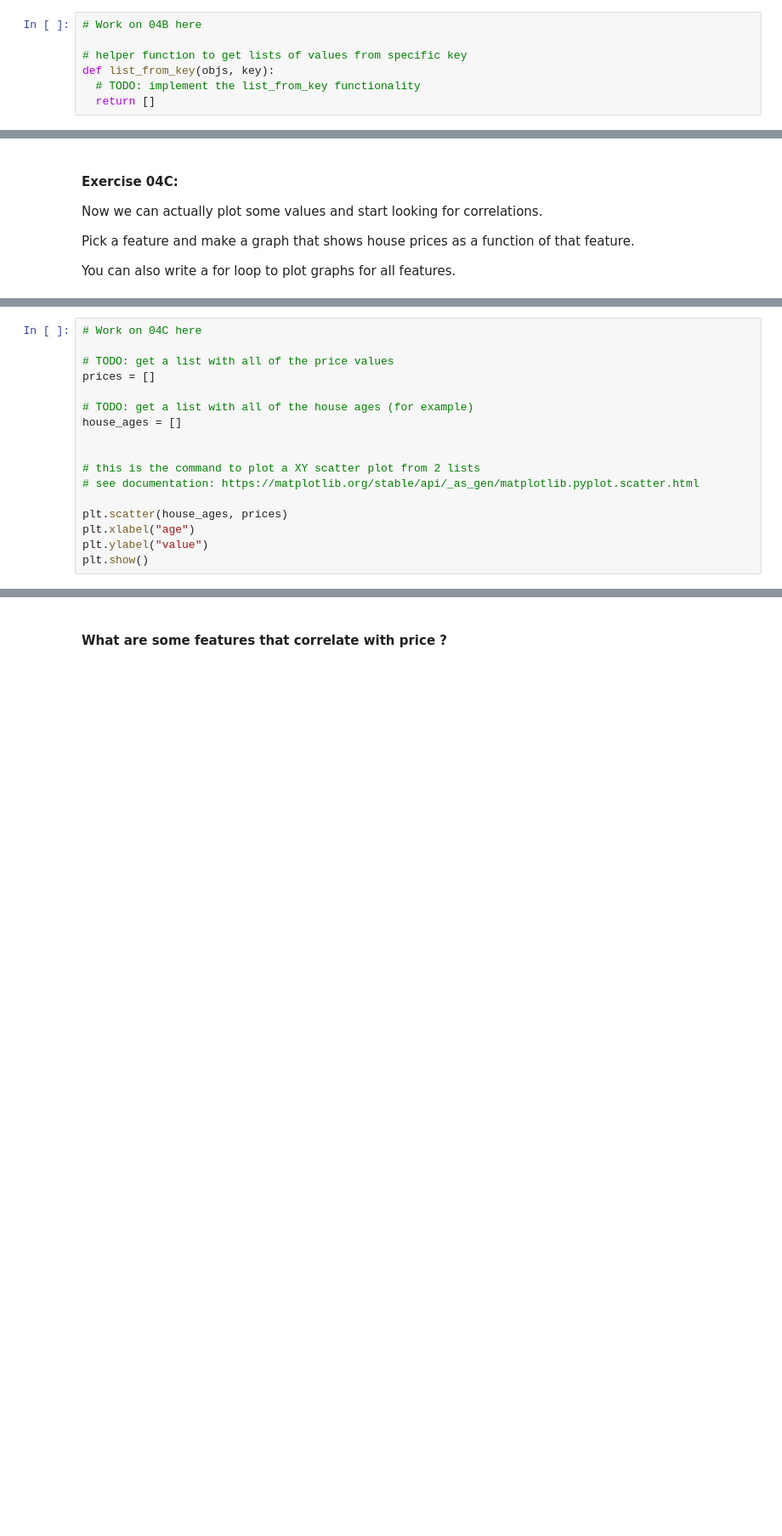
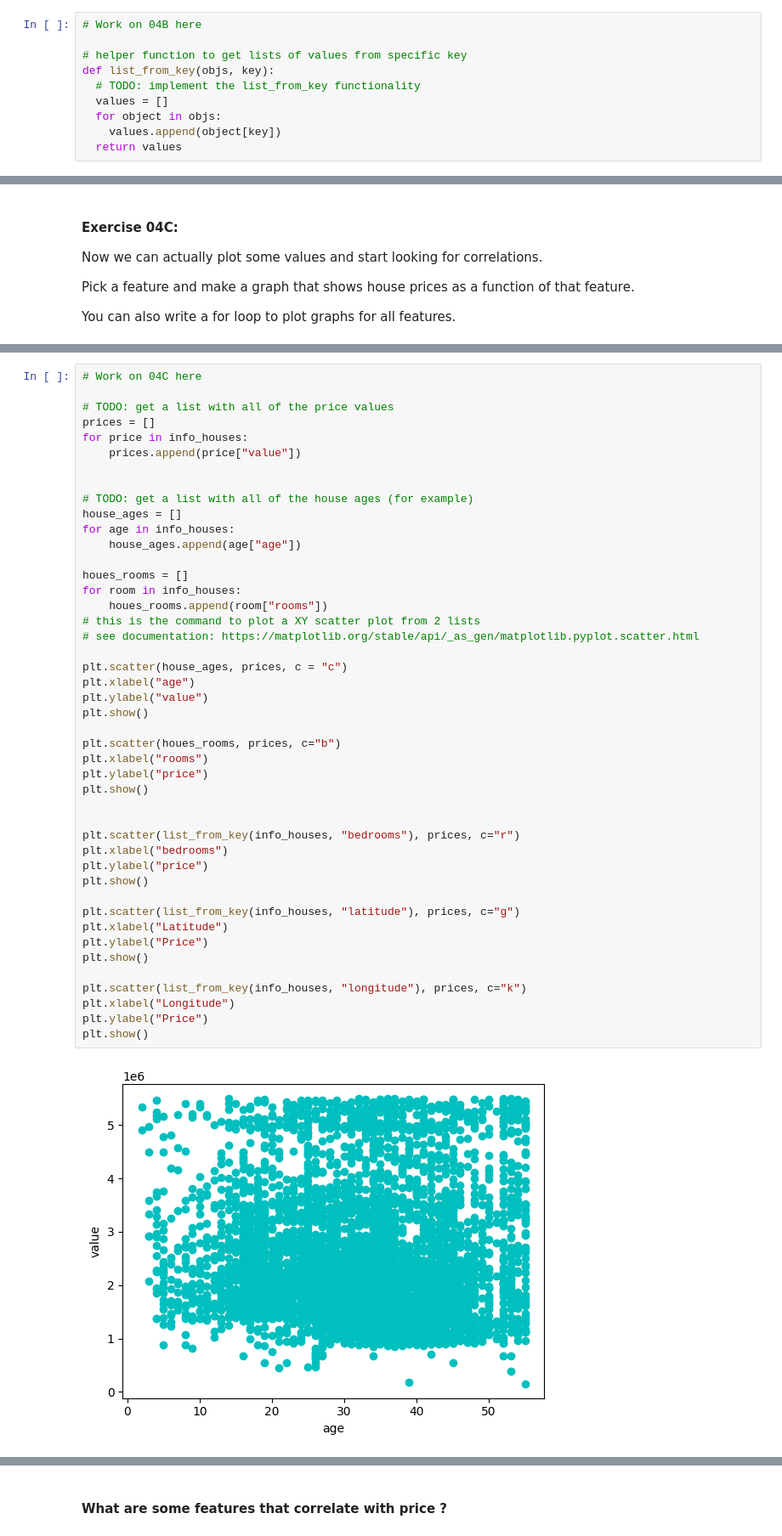
Before and after one commit to ML-SP24/HW02, a Jupyter notebook: HW02.ipynb, the cells around one changed output, grey strips where cells are left out. Shown at 85% size. Drawn from its saved outputs; the diff is of its cells as text; blank space fills up the shorter version.

```diff
--- a/HW02.ipynb
+++ b/HW02.ipynb
@@ -440,7 +440,10 @@ Before we plot anything, let's define a function `list_from_key(objs, key)` that
 # helper function to get lists of values from specific key
 def list_from_key(objs, key):
   # TODO: implement the list_from_key functionality
-  return []
+  values = []
+  for object in objs:
+    values.append(object[key])
+  return values
 # %%
 # Test 04B
 Tests.test("04B", list_from_key)
@@ -455,17 +480,47 @@ You can also write a for loop to plot graphs for all features.
 # %%
 # Work on 04C here
 
 # TODO: get a list with all of the price values
 prices = []
+for price in info_houses:
+    prices.append(price["value"])
+
 
 # TODO: get a list with all of the house ages (for example)
 house_ages = []
+for age in info_houses:
+    house_ages.append(age["age"])
 
-
+houes_rooms = []
+for room in info_houses:
+    houes_rooms.append(room["rooms"])
 # this is the command to plot a XY scatter plot from 2 lists
 # see documentation: https://matplotlib.org/stable/api/_as_gen/matplotlib.pyplot.scatter.html
 
-plt.scatter(house_ages, prices)
+plt.scatter(house_ages, prices, c = "c")
 plt.xlabel("age")
 plt.ylabel("value")
 plt.show()
+
+plt.scatter(houes_rooms, prices, c="b")
+plt.xlabel("rooms")
+plt.ylabel("price")
+plt.show()
+
+
+plt.scatter(list_from_key(info_houses, "bedrooms"), prices, c="r")
+plt.xlabel("bedrooms")
+plt.ylabel("price")
+plt.show()
+
+plt.scatter(list_from_key(info_houses, "latitude"), prices, c="g")
+plt.xlabel("Latitude")
+plt.ylabel("Price")
+plt.show()
+
+plt.scatter(list_from_key(info_houses, "longitude"), prices, c="k")
+plt.xlabel("Longitude")
+plt.ylabel("Price")
+plt.show()
+# %% [output]
+[figure, added]
```
Also changed, not shown: parts of 6 cells of this notebook, 2 other files.
